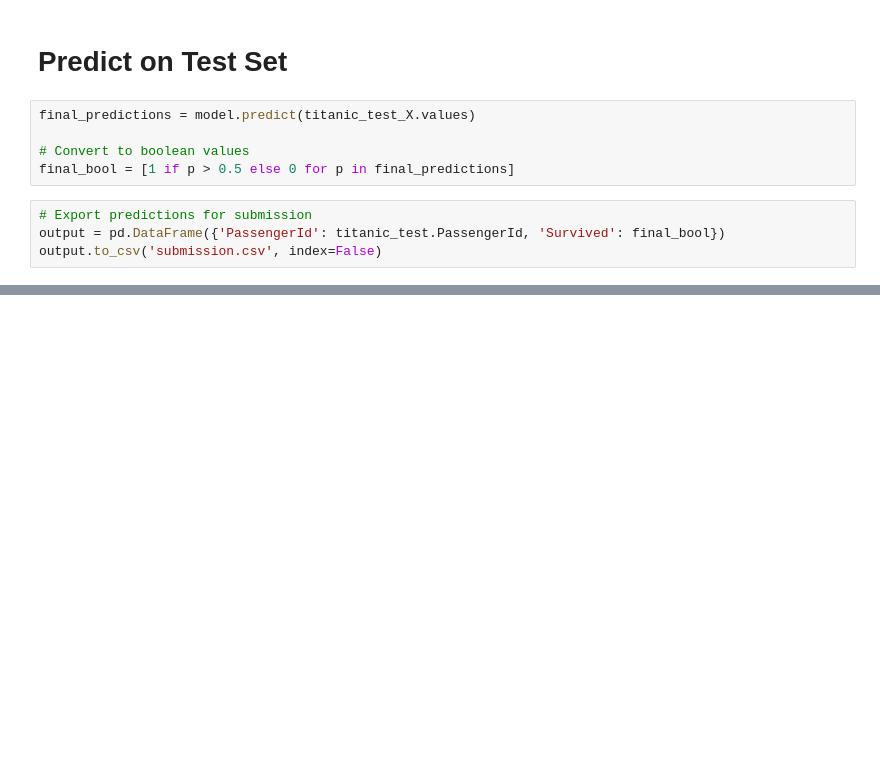
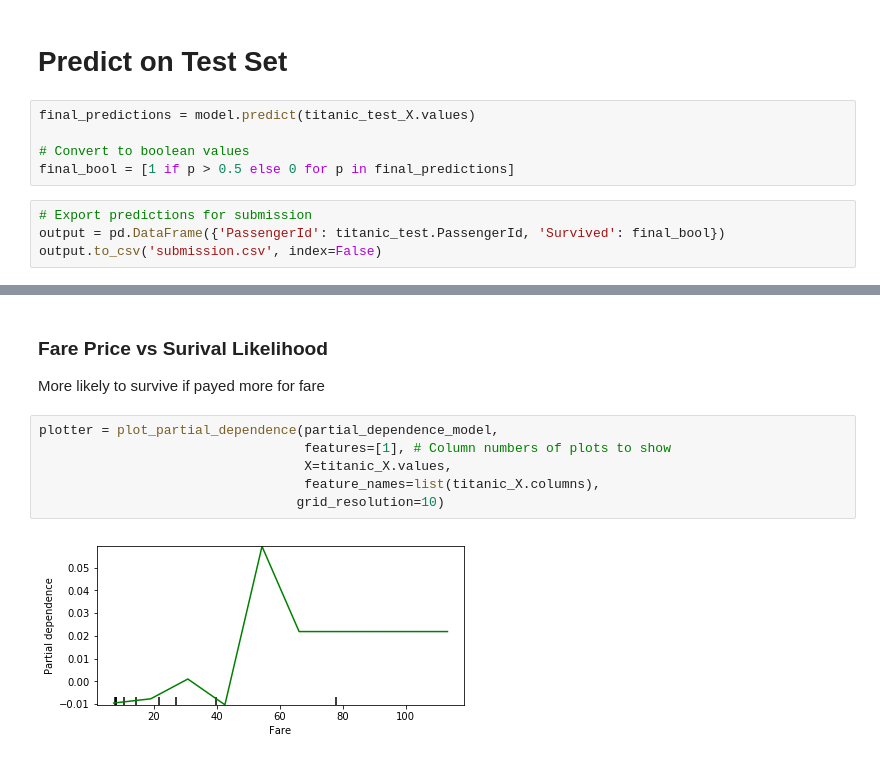
Before and after one commit to coffeenmusic/Kaggle-Titanic-Competition, a Jupyter notebook: Titanic Contest.ipynb, the cells around one changed output, grey strips where cells are left out. Cells and saved outputs as stored; diff of their text form; blank space fills up the shorter version.

```diff
--- a/Titanic Contest.ipynb
+++ b/Titanic Contest.ipynb
@@ -104,0 +186,11 @@ output.to_csv('submission.csv', index=False)
+# %% [markdown]
+### Fare Price vs Surival Likelihood
+More likely to survive if payed more for fare
+# %%
+plotter = plot_partial_dependence(partial_dependence_model,
+                                  features=[1], # Column numbers of plots to show
+                                  X=titanic_X.values,
+                                  feature_names=list(titanic_X.columns),
+                                 grid_resolution=10)
+# %% [output]
+[figure, added]
```
Also changed, not shown: parts of 27 cells of this notebook.
